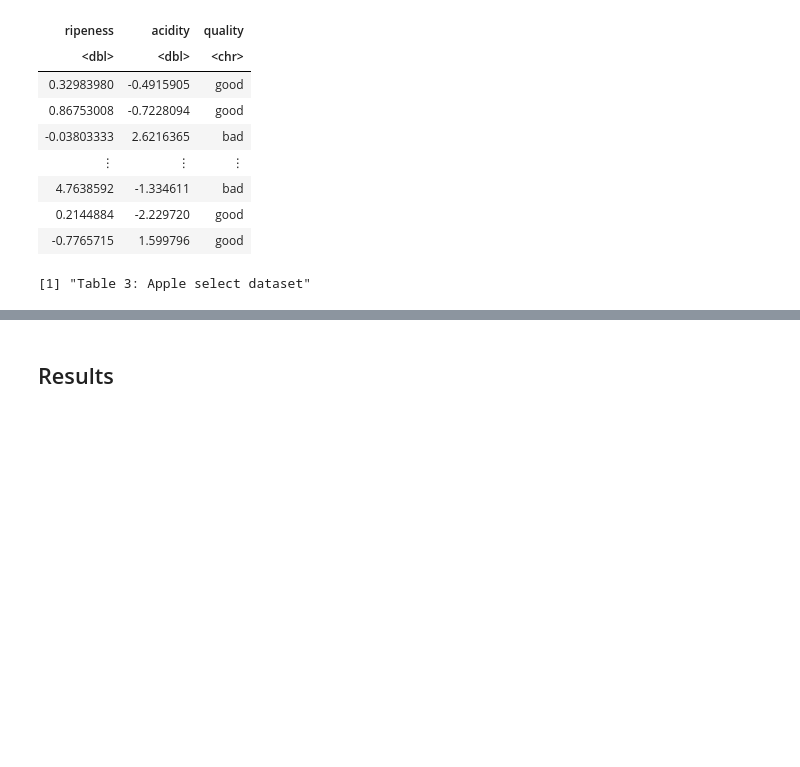
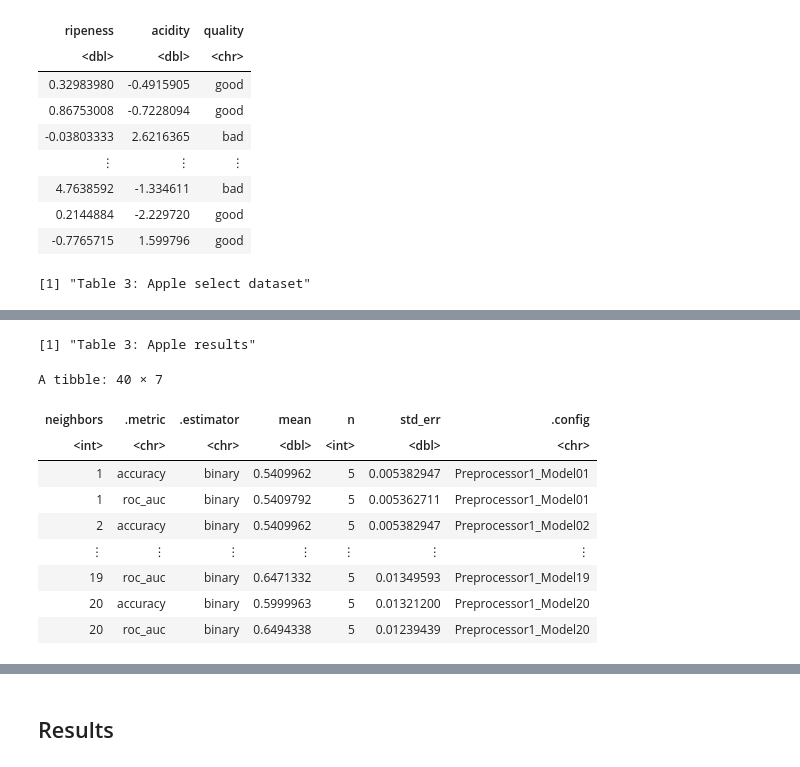
Before and after one commit to Ethkazin/DSCI-100-Group-Project, a Jupyter notebook: Final Report.ipynb, the cells around one changed output, grey strips where cells are left out. Cells and saved outputs as stored; diff of their text form; code cells hidden in the pictures; blank space fills up the shorter version.

```diff
--- a/Final Report.ipynb
+++ b/Final Report.ipynb
@@ -114,0 +118,40 @@ A tibble: 4000 × 3
+# %%
+set.seed(4321)
+
+apple_split <- initial_split(apple_select, prop = 0.75, strata = quality)
+apple_train <- training(apple_split)
+apple_test <- testing(apple_split)
+
+apple_recipe <- recipe(quality ~ ripeness + acidity, data = apple_train) |>
+ step_scale(all_predictors())|>
+ step_center(all_predictors())
+
+apple_spec <- nearest_neighbor(weight_func = "rectangular", neighbors = tune()) |>
+         set_engine("kknn") |>
+         set_mode("classification")
+
+apple_workflow <- workflow() |>
+    add_recipe(apple_recipe) |>
+    add_model(apple_spec)
+
+apple_vfold<- vfold_cv(apple_train, v=5, strata=quality)
+
+gridvals <- tibble(neighbors=seq(1,20))
+print("Table 3: Apple results")
+apple_results <- apple_workflow |>
+ tune_grid(resamples = apple_vfold, grid = gridvals) |>
+ collect_metrics()
+
+apple_results
+# %% [output]
+[1] "Table 3: Apple results"
+A tibble: 40 × 7
+| neighbors | .metric | .estimator | mean | n | std_err | .config |
+| <int> | <chr> | <chr> | <dbl> | <int> | <dbl> | <chr> |
+| 1 | accuracy | binary | 0.5409962 | 5 | 0.005382947 | Preprocessor1_Model01 |
+| 1 | roc_auc | binary | 0.5409792 | 5 | 0.005362711 | Preprocessor1_Model01 |
+| 2 | accuracy | binary | 0.5409962 | 5 | 0.005382947 | Preprocessor1_Model02 |
+| ⋮ | ⋮ | ⋮ | ⋮ | ⋮ | ⋮ | ⋮ |
+| 19 | roc_auc | binary | 0.6471332 | 5 | 0.01349593 | Preprocessor1_Model19 |
+| 20 | accuracy | binary | 0.5999963 | 5 | 0.01321200 | Preprocessor1_Model20 |
+| 20 | roc_auc | binary | 0.6494338 | 5 | 0.01239439 | Preprocessor1_Model20 |
```
Also changed, not shown: parts of 4 cells of this notebook.
